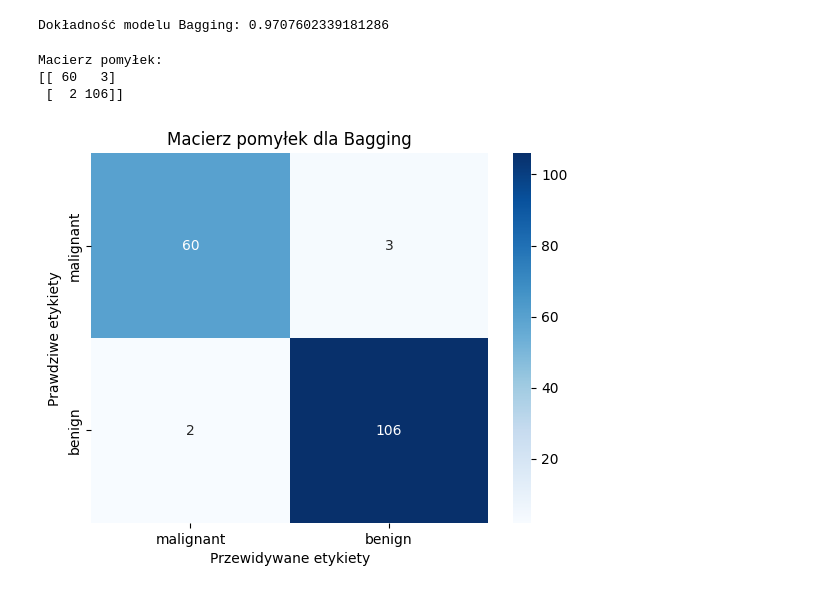
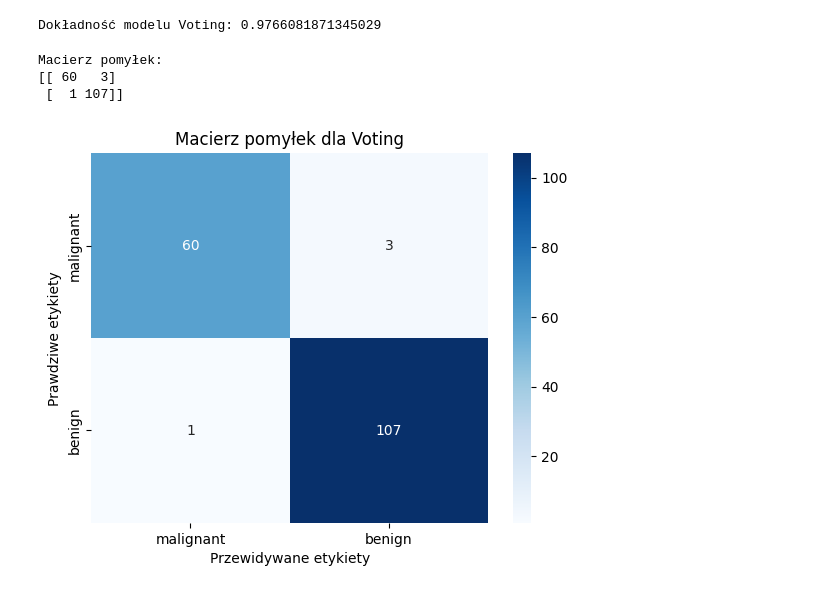
Before and after one commit to RafalDoroz/mun, a Jupyter notebook: VotingClassifier.ipynb, the cells around one changed output. Cells and saved outputs as stored; diff of their text form; code cells hidden in the pictures.

```diff
--- a/VotingClassifier.ipynb
+++ b/VotingClassifier.ipynb
@@ -34,4 +22,14 @@ bagging_clf = BaggingClassifier(
+# %%
+voting_clf = VotingClassifier(
+    estimators=[
+        ('rf', RandomForestClassifier(n_estimators=100, random_state=42)),  # Random Forest z parametrami
+        ('gb', GradientBoostingClassifier(n_estimators=100, learning_rate=0.1, random_state=42)),  # Gradient Boosting z parametrami
+        ('lr', LogisticRegression(max_iter=1000))  # Regresja logistyczna
+    ],
+    voting='soft',  # Używamy miękkiego głosowania (na podstawie prawdopodobieństw)
+    weights=[2, 1, 1],  # Przyznajemy większą wagę Random Forest (ważniejsze głosy)
+)
 # %%
 # Trenujemy model na danych treningowych
-bagging_clf.fit(X_train, y_train)
+voting_clf.fit(X_train, y_train)
 # %% [output]
@@ -40,12 +48,12 @@ BaggingClassifier(estimator=DecisionTreeClassifier(), max_features=0.8,
 # %%
 # Dokonujemy predykcji na danych testowych
-y_pred = bagging_clf.predict(X_test)
+y_pred = voting_clf.predict(X_test)
 # %%
 # Wyświetlamy dokładność modelu
 accuracy = metrics.accuracy_score(y_test, y_pred)
-print(f'Dokładność modelu Bagging: {accuracy}')
+print(f'Dokładność modelu Voting: {accuracy}')
 # %% [output]
-Dokładność modelu Bagging: 0.9707602339181286
+Dokładność modelu Voting: 0.9766081871345029
 # %%
 # Wyświetlamy macierz pomyłek
 conf_matrix = metrics.confusion_matrix(y_test, y_pred)
@@ -53,13 +61,13 @@ print(f"Macierz pomyłek:\n{conf_matrix}")
 # %% [output]
 Macierz pomyłek:
 [[ 60   3]
- [  2 106]]
+ [  1 107]]
 # %%
 # Wizualizacja macierzy pomyłek
 sns.heatmap(conf_matrix, annot=True, fmt="d", cmap="Blues", xticklabels=cancer.target_names, yticklabels=cancer.target_names)
 plt.xlabel('Przewidywane etykiety')
 plt.ylabel('Prawdziwe etykiety')
-plt.title('Macierz pomyłek dla Bagging')
+plt.title('Macierz pomyłek dla Voting')
 plt.show()
 # %% [output]
-[figure, old version]
+[figure, new version]
```
Also changed, not shown: parts of 4 cells of this notebook.
